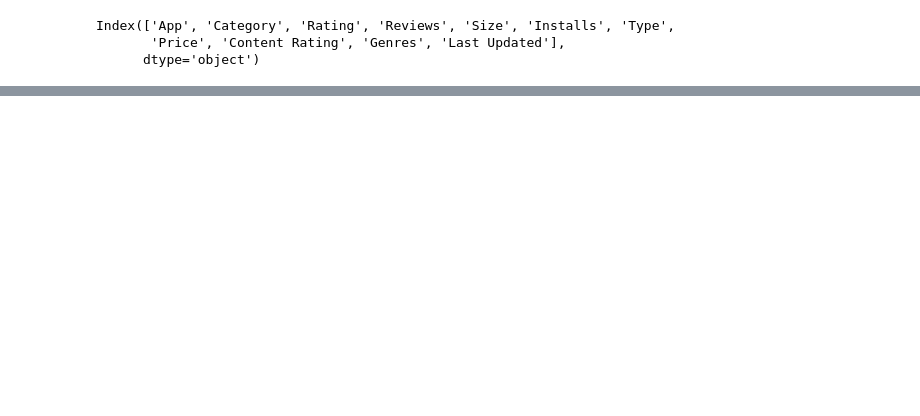
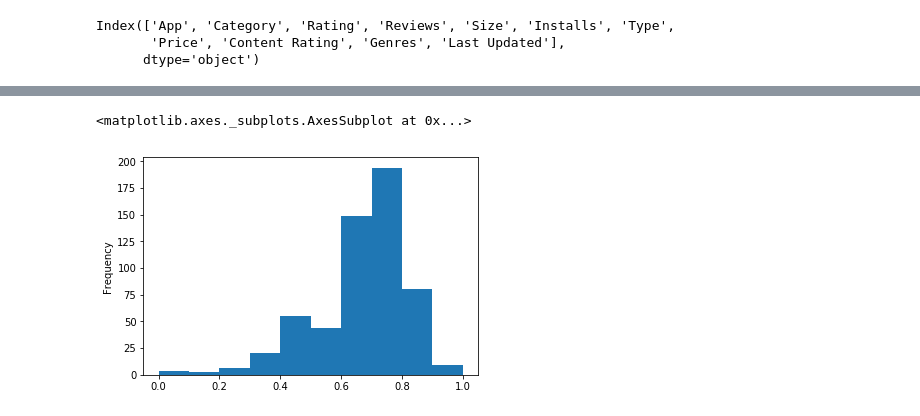
Before and after one commit to manasapesu/GooglePlayStoreApps, a Jupyter notebook: Code.ipynb, the cells around one changed output, grey strips where cells are left out. Cells and saved outputs as stored; diff of their text form; code cells hidden in the pictures; blank space fills up the shorter version.

```diff
--- a/Code.ipynb
+++ b/Code.ipynb
@@ -149,0 +141,5 @@ df.head()
+# %%
+df['Rating'].plot.hist()
+# %% [output]
+<matplotlib.axes._subplots.AxesSubplot at 0x...>
+[figure, added]
```
Also changed, not shown: parts of 14 cells of this notebook.
